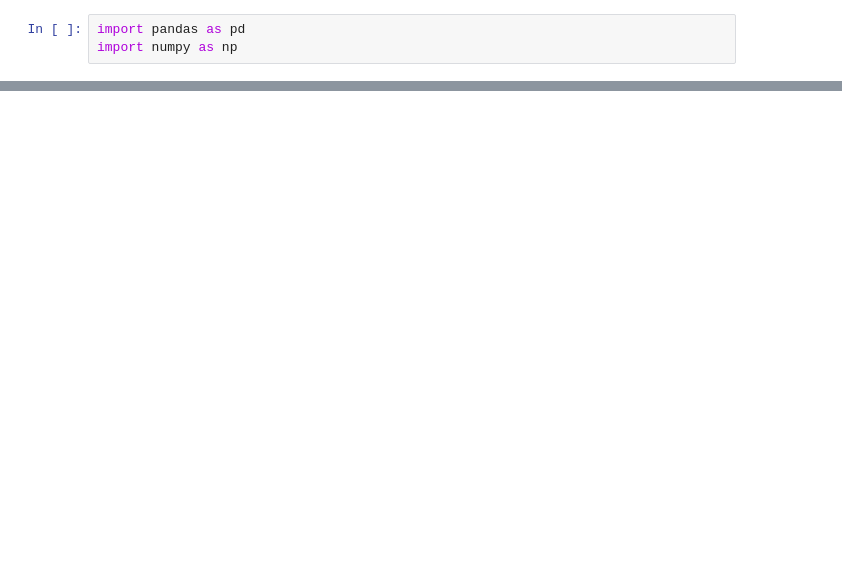
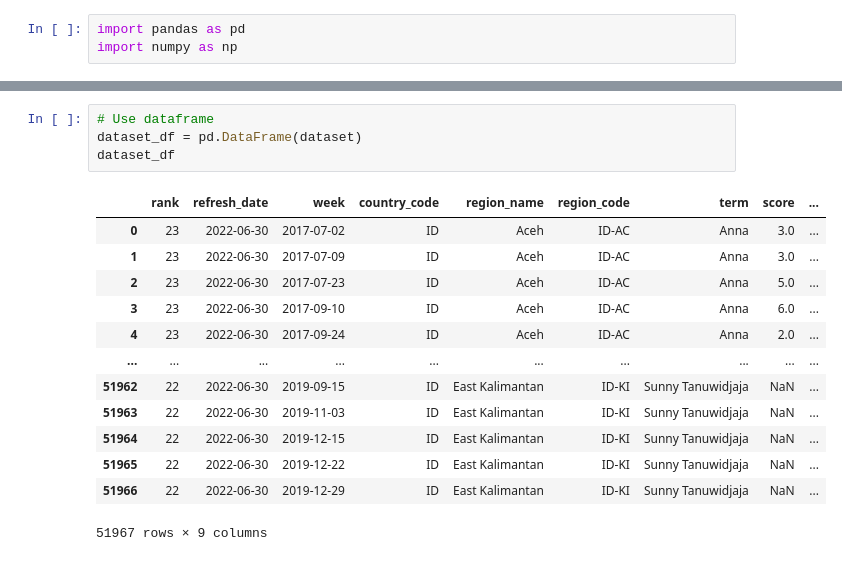
Before and after one commit to dwipaalfarisi/project-data-analysis, a Jupyter notebook: data_analysis.ipynb, the cells around one changed output, grey strips where cells are left out. Saved outputs shown, nothing was run; the diff lists cells and outputs as text; blank space fills up the shorter version.

```diff
--- a/data_analysis.ipynb
+++ b/data_analysis.ipynb
@@ -19,0 +37,18 @@ dataset.head(10)
+# %%
+# Use dataframe
+dataset_df = pd.DataFrame(dataset)
+dataset_df
+# %% [output]
+|  | rank | refresh_date | week | country_code | region_name | region_code | term | score | ... |
+| 0 | 23 | 2022-06-30 | 2017-07-02 | ID | Aceh | ID-AC | Anna | 3.0 | ... |
+| 1 | 23 | 2022-06-30 | 2017-07-09 | ID | Aceh | ID-AC | Anna | 3.0 | ... |
+| 2 | 23 | 2022-06-30 | 2017-07-23 | ID | Aceh | ID-AC | Anna | 5.0 | ... |
+| 3 | 23 | 2022-06-30 | 2017-09-10 | ID | Aceh | ID-AC | Anna | 6.0 | ... |
+| 4 | 23 | 2022-06-30 | 2017-09-24 | ID | Aceh | ID-AC | Anna | 2.0 | ... |
+| ... | ... | ... | ... | ... | ... | ... | ... | ... | ... |
+| 51962 | 22 | 2022-06-30 | 2019-09-15 | ID | East Kalimantan | ID-KI | Sunny Tanuwidjaja | NaN | ... |
+| 51963 | 22 | 2022-06-30 | 2019-11-03 | ID | East Kalimantan | ID-KI | Sunny Tanuwidjaja | NaN | ... |
+| 51964 | 22 | 2022-06-30 | 2019-12-15 | ID | East Kalimantan | ID-KI | Sunny Tanuwidjaja | NaN | ... |
+| 51965 | 22 | 2022-06-30 | 2019-12-22 | ID | East Kalimantan | ID-KI | Sunny Tanuwidjaja | NaN | ... |
+| 51966 | 22 | 2022-06-30 | 2019-12-29 | ID | East Kalimantan | ID-KI | Sunny Tanuwidjaja | NaN | ... |
+51967 rows × 9 columns
```
Also changed, not shown: parts of 11 cells of this notebook.
